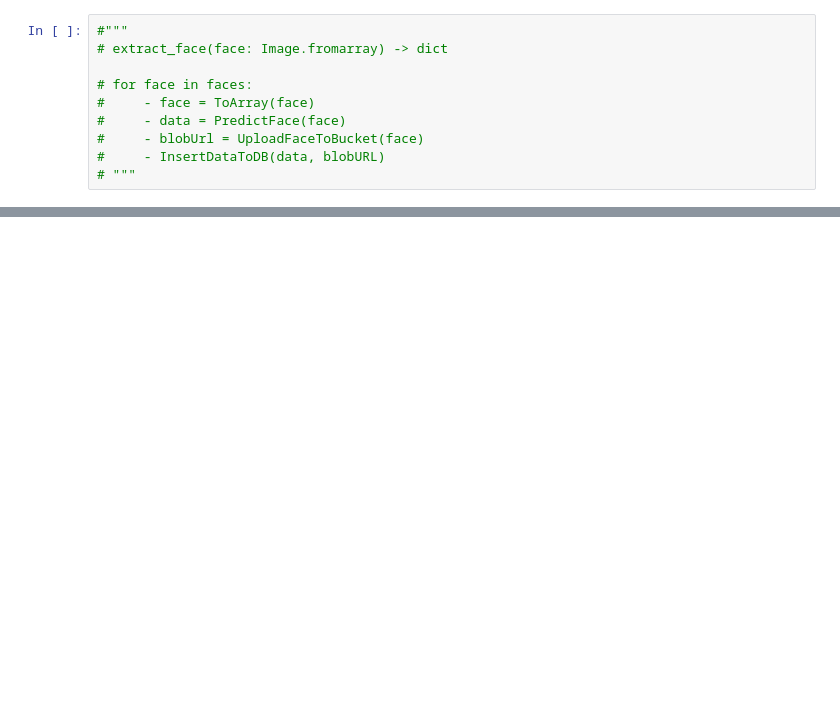
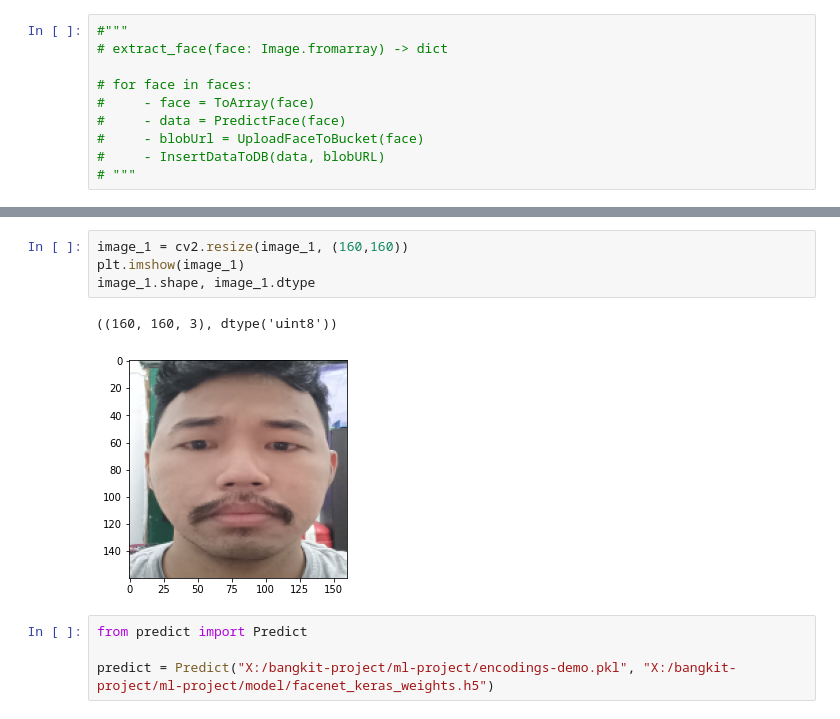
Before and after one commit to mozarik/bangkit-capstone-CAP0166, a Jupyter notebook: BIG-GIANT/big_main.ipynb, the cells around one changed output, grey strips where cells are left out. Cells and saved outputs as stored; diff of their text form; blank space fills up the shorter version.

```diff
--- a/BIG-GIANT/big_main.ipynb
+++ b/BIG-GIANT/big_main.ipynb
@@ -18,3 +36,14 @@ from facenet_pytorch import MTCNN
+# %%
+image_1 = cv2.resize(image_1, (160,160))
+plt.imshow(image_1)
+image_1.shape, image_1.dtype
+# %% [output]
+((160, 160, 3), dtype('uint8'))
+[figure, added]
+# %%
+from predict import Predict
+
+predict = Predict("X:/bangkit-project/ml-project/encodings-demo.pkl", "X:/bangkit-project/ml-project/model/facenet_keras_weights.h5")
 # %%
 data = predict.predict_face(image_1)
 # %% [output]
```
Also changed, not shown: parts of 19 cells of this notebook, 2 other files.
